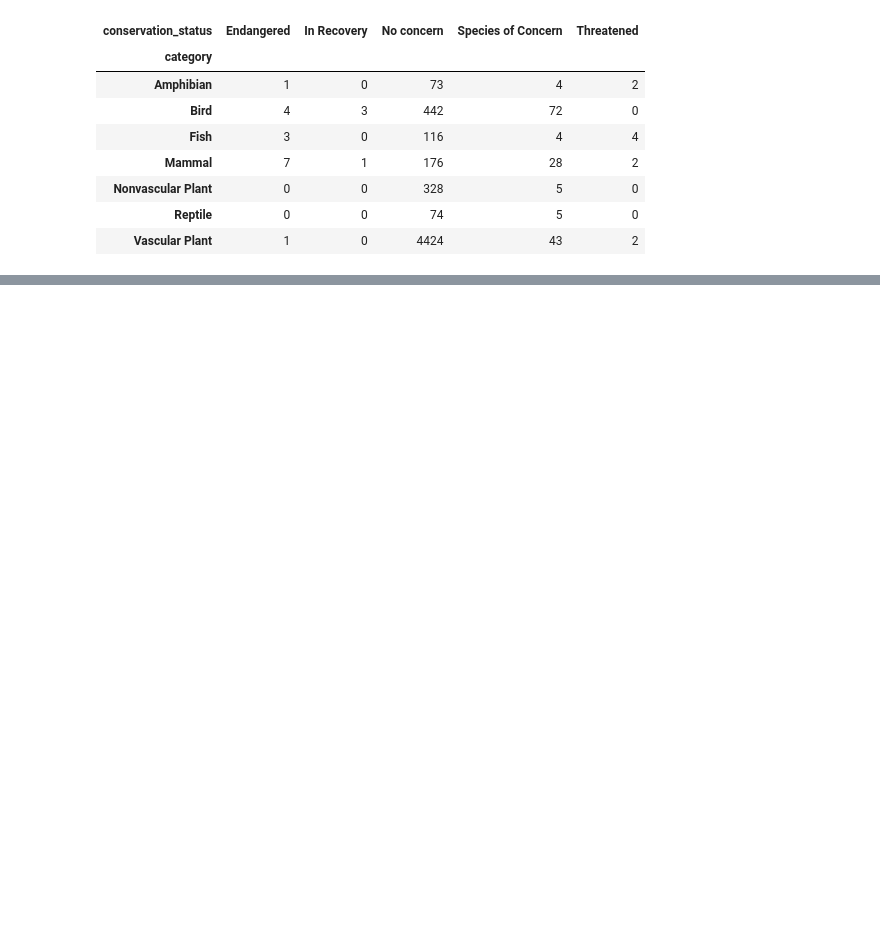
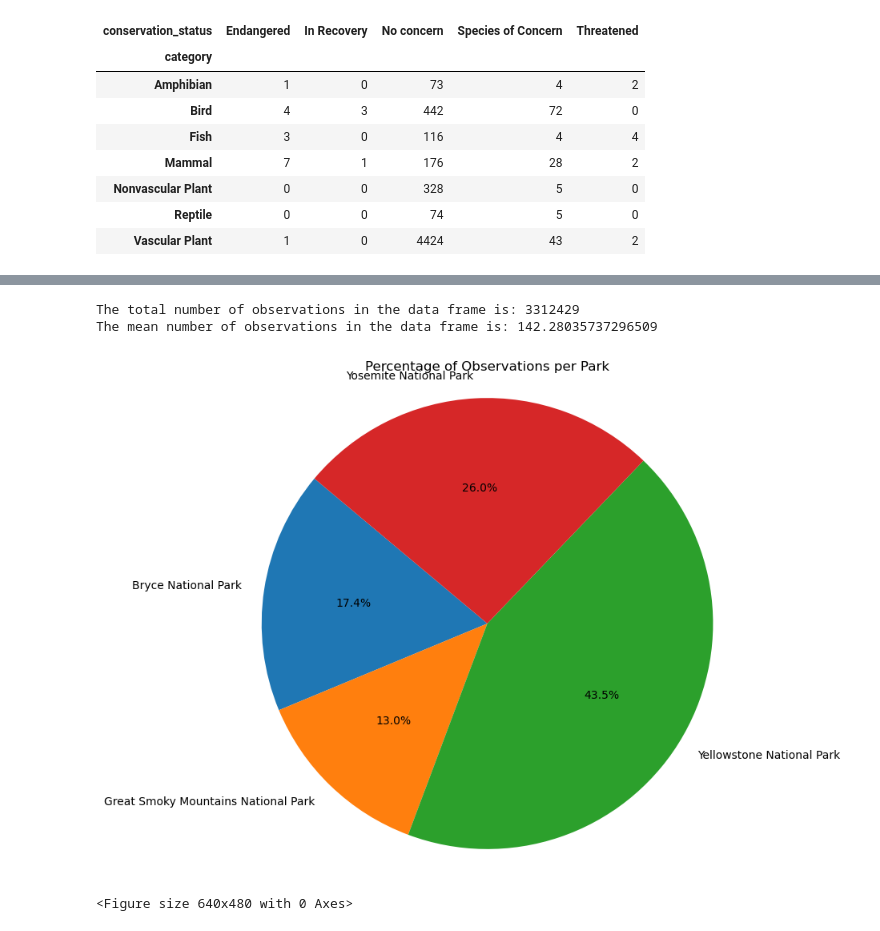
Before and after one commit to AJD1888/biodiversity-in-national-parks, a Jupyter notebook: biodiversity.ipynb, the cells around one changed output, grey strips where cells are left out. Saved outputs shown, nothing was run; the diff lists cells and outputs as text; code cells hidden in the pictures; blank space fills up the shorter version.

```diff
--- a/biodiversity.ipynb
+++ b/biodiversity.ipynb
@@ -223,0 +306,30 @@ cat_conservation_prop
+# %%
+# get the sum of observations in the data frame
+total_observations = observations_df['observations'].sum()
+print(f'The total number of observations in the data frame is: {total_observations}')
+
+# get the mean number of observations in the data frame
+mean_observations = observations_df['observations'].mean()
+print(f'The mean number of observations in the data frame is: {mean_observations}')
+
+# get the total observations per park
+observations_per_park = observations_df.groupby('park_name')['observations'].sum().reset_index()
+observations_per_park
+
+# get the percetnage of observations per park
+observations_per_park['percentage'] = (observations_per_park['observations'] / total_observations) * 100
+observations_per_park
+
+# visualise the percentage of observations per park as a pie chart
+plt.figure(figsize=(8,8))
+plt.pie(observations_per_park['percentage'], labels=observations_per_park['park_name'], autopct='%1.1f%%', startangle=140)
+plt.title('Percentage of Observations per Park')
+plt.axis('equal')
+plt.show()
+
+plt.savefig('percentage_of_observations_per_park.png', bbox_inches='tight', dpi=300)
+# %% [output]
+The total number of observations in the data frame is: 3312429
+The mean number of observations in the data frame is: 142.28035737296509
+[figure, added]
+<Figure size 640x480 with 0 Axes>
```
Also changed, not shown: parts of 12 cells of this notebook, 3 other files.
